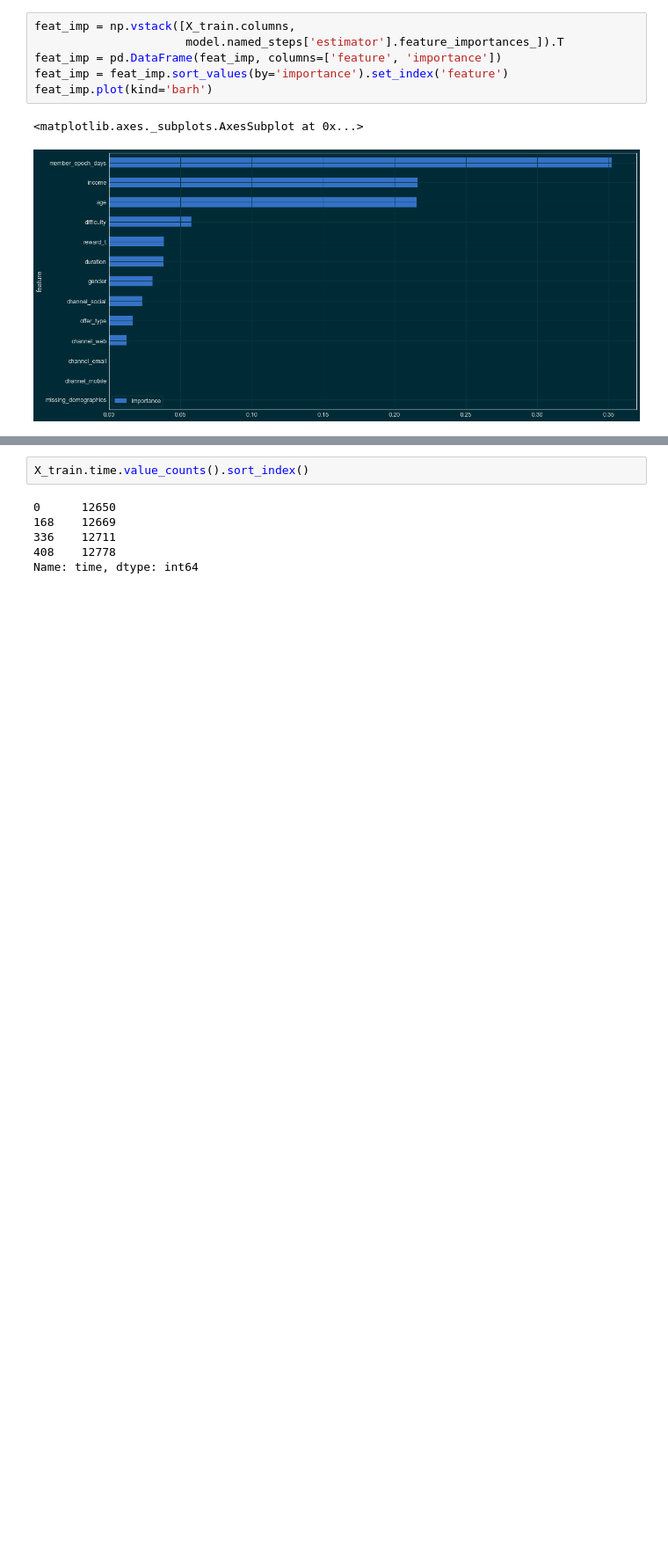
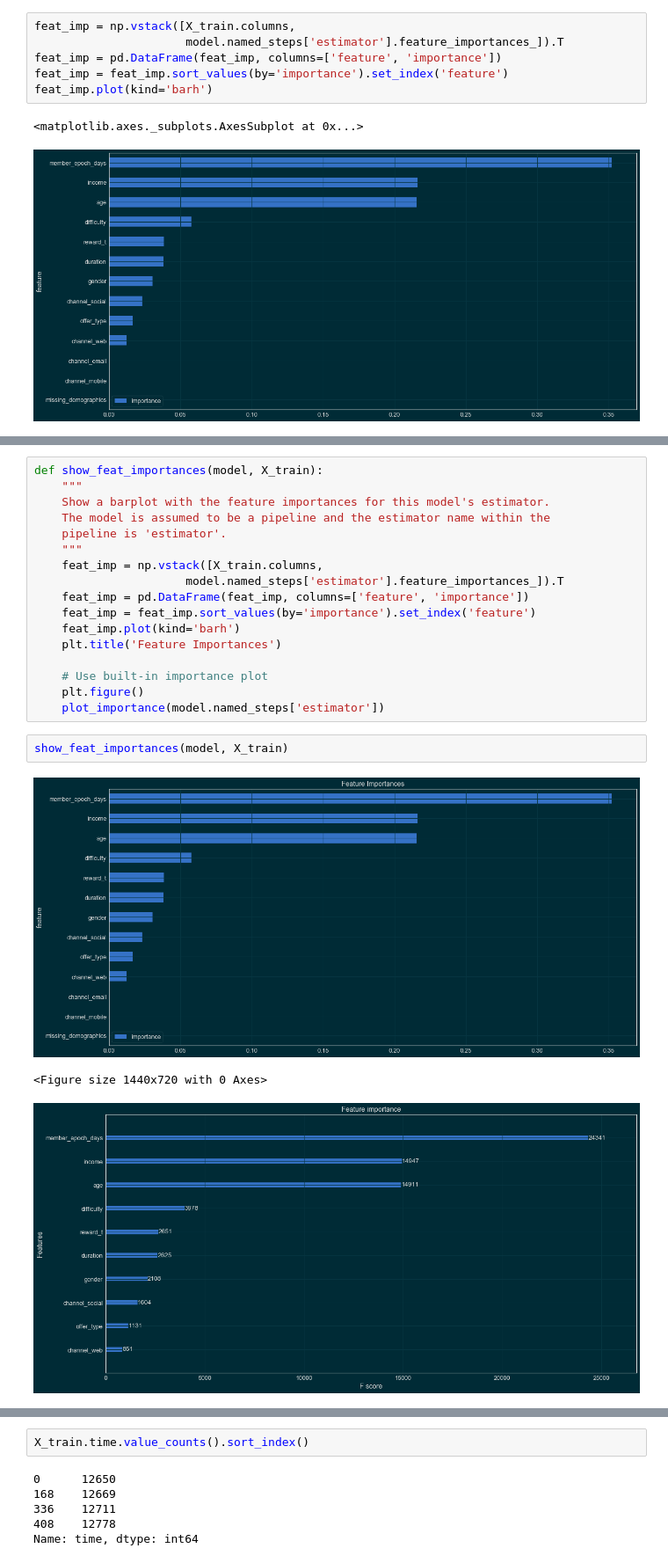
Before and after one commit to mtasende/starbucks-advertising, a Jupyter notebook: notebooks/scratchpad/003-mt-offer-success.ipynb, the cells around one changed output, grey strips where cells are left out. Shown: that part at 88% size. Drawn from its saved outputs; the diff is of its cells as text; blank space fills up the shorter version.

```diff
--- a/notebooks/scratchpad/003-mt-offer-success.ipynb
+++ b/notebooks/scratchpad/003-mt-offer-success.ipynb
@@ -235,0 +254,23 @@ feat_imp.plot(kind='barh')
+# %%
+def show_feat_importances(model, X_train):
+    """
+    Show a barplot with the feature importances for this model's estimator.
+    The model is assumed to be a pipeline and the estimator name within the
+    pipeline is 'estimator'.
+    """
+    feat_imp = np.vstack([X_train.columns,
+                      model.named_steps['estimator'].feature_importances_]).T
+    feat_imp = pd.DataFrame(feat_imp, columns=['feature', 'importance'])
+    feat_imp = feat_imp.sort_values(by='importance').set_index('feature')
+    feat_imp.plot(kind='barh')
+    plt.title('Feature Importances')
+
+    # Use built-in importance plot
+    plt.figure()
+    plot_importance(model.named_steps['estimator'])
+# %%
+show_feat_importances(model, X_train)
+# %% [output]
+[figure, added]
+<Figure size 1440x720 with 0 Axes>
+[figure, added]
```
Also changed, not shown: parts of 49 cells of this notebook, 4 other files.
